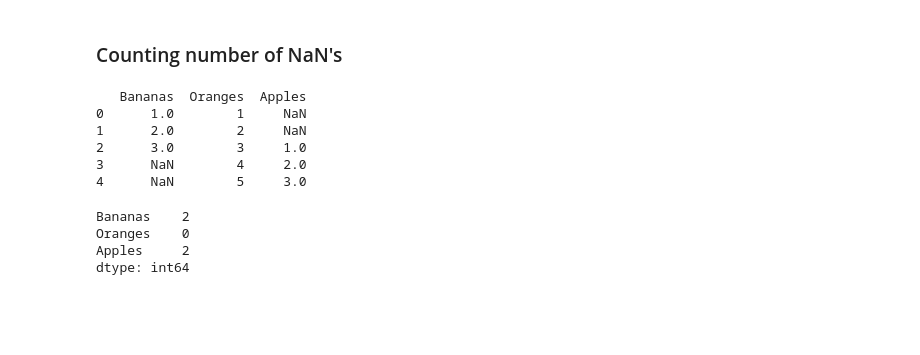
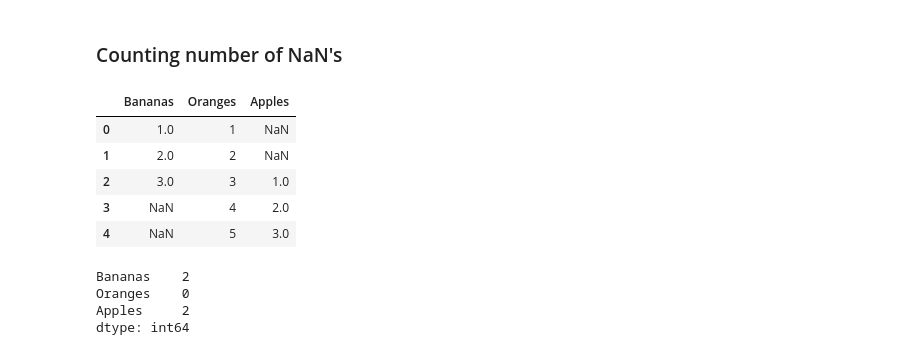
Before and after one commit to EmilyClaire/Pandas_How_To, a Jupyter notebook: Pandas How To.ipynb, the cells around one changed output. Drawn from its saved outputs; the diff is of its cells as text; code cells hidden in the pictures; blank space fills up the shorter version.

```diff
--- a/Pandas How To.ipynb
+++ b/Pandas How To.ipynb
@@ -193,12 +172,12 @@ print(digimon_mega_neutral_light)
 # %%
 fruit_in_pie = pd.read_csv('example_nan.csv')
 
-print(fruit_in_pie.head())
+fruit_in_pie.head()
 # %% [output]
-   Bananas  Oranges  Apples
-0      1.0        1     NaN
-1      2.0        2     NaN
-2      3.0        3     1.0
-3      NaN        4     2.0
-4      NaN        5     3.0
+|  | Bananas | Oranges | Apples |
+| 0 | 1.0 | 1 | NaN |
+| 1 | 2.0 | 2 | NaN |
+| 2 | 3.0 | 3 | 1.0 |
+| 3 | NaN | 4 | 2.0 |
+| 4 | NaN | 5 | 3.0 |
 # %%
```
Also changed, not shown: parts of 9 cells of this notebook.
